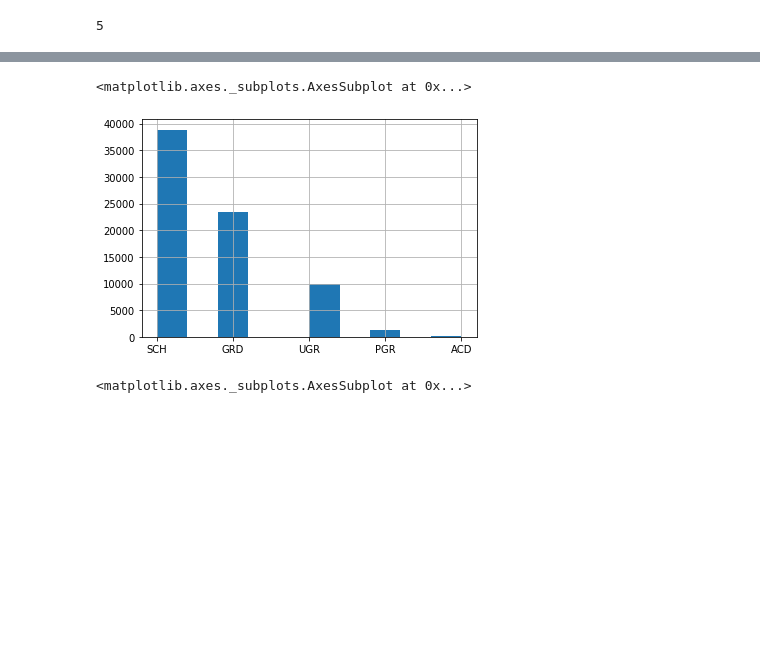
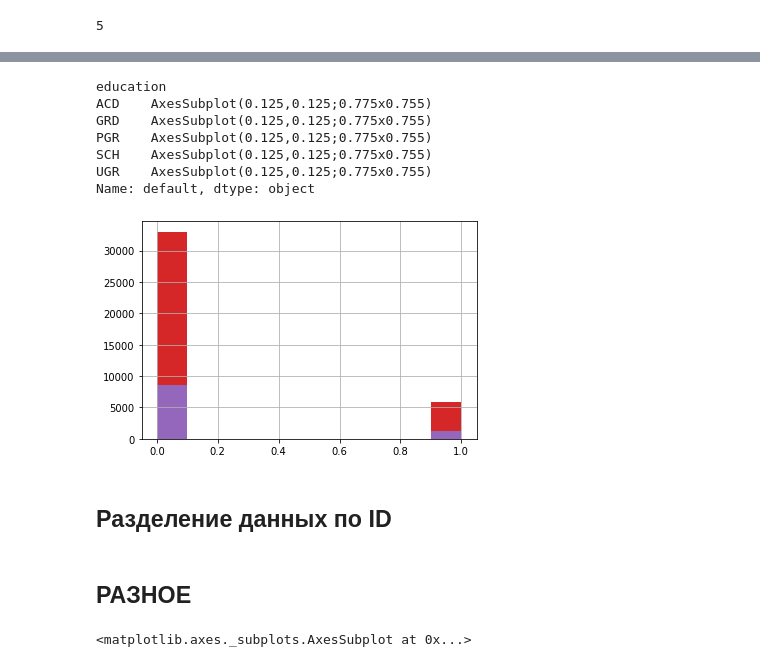
Before and after one commit to Urusut/IvanovDmitryV, a Jupyter notebook: Unit_5/Project_4_draft.ipynb, the cells around one changed output, grey strips where cells are left out. Saved outputs shown, nothing was run; the diff lists cells and outputs as text; code cells hidden in the pictures; blank space fills up the shorter version.

```diff
--- a/Unit_5/Project_4_draft.ipynb
+++ b/Unit_5/Project_4_draft.ipynb
@@ -66,5 +75,13 @@ edu_categiries = ddd.unique()
 # %%
-data.education.hist()
+data.groupby('education').default.hist()
 # %% [output]
-<matplotlib.axes._subplots.AxesSubplot at 0x...>
+education
+ACD    AxesSubplot(0.125,0.125;0.775x0.755)
+GRD    AxesSubplot(0.125,0.125;0.775x0.755)
+PGR    AxesSubplot(0.125,0.125;0.775x0.755)
+SCH    AxesSubplot(0.125,0.125;0.775x0.755)
+UGR    AxesSubplot(0.125,0.125;0.775x0.755)
+Name: default, dtype: object
-[figure, old version]
+[figure, new version]
+# %% [markdown]
+## Разделение данных по ID
@@ -71,3 +95,5 @@ data.education.hist()
+# %% [markdown]
+## РАЗНОЕ
 # %%
 sns.distplot(data.client_id)
 # %% [output]
```
Also changed, not shown: parts of 14 cells of this notebook, 1 other file.
